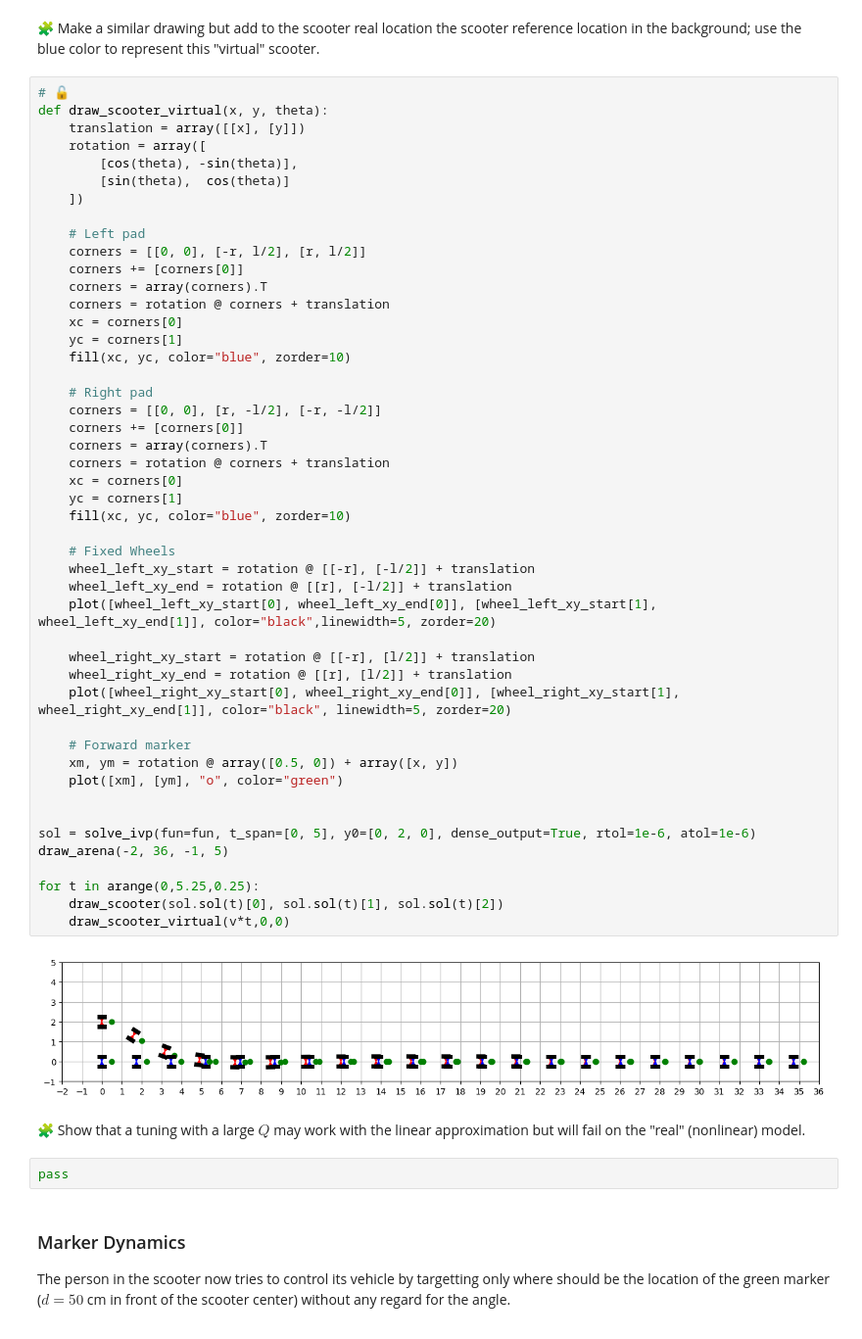
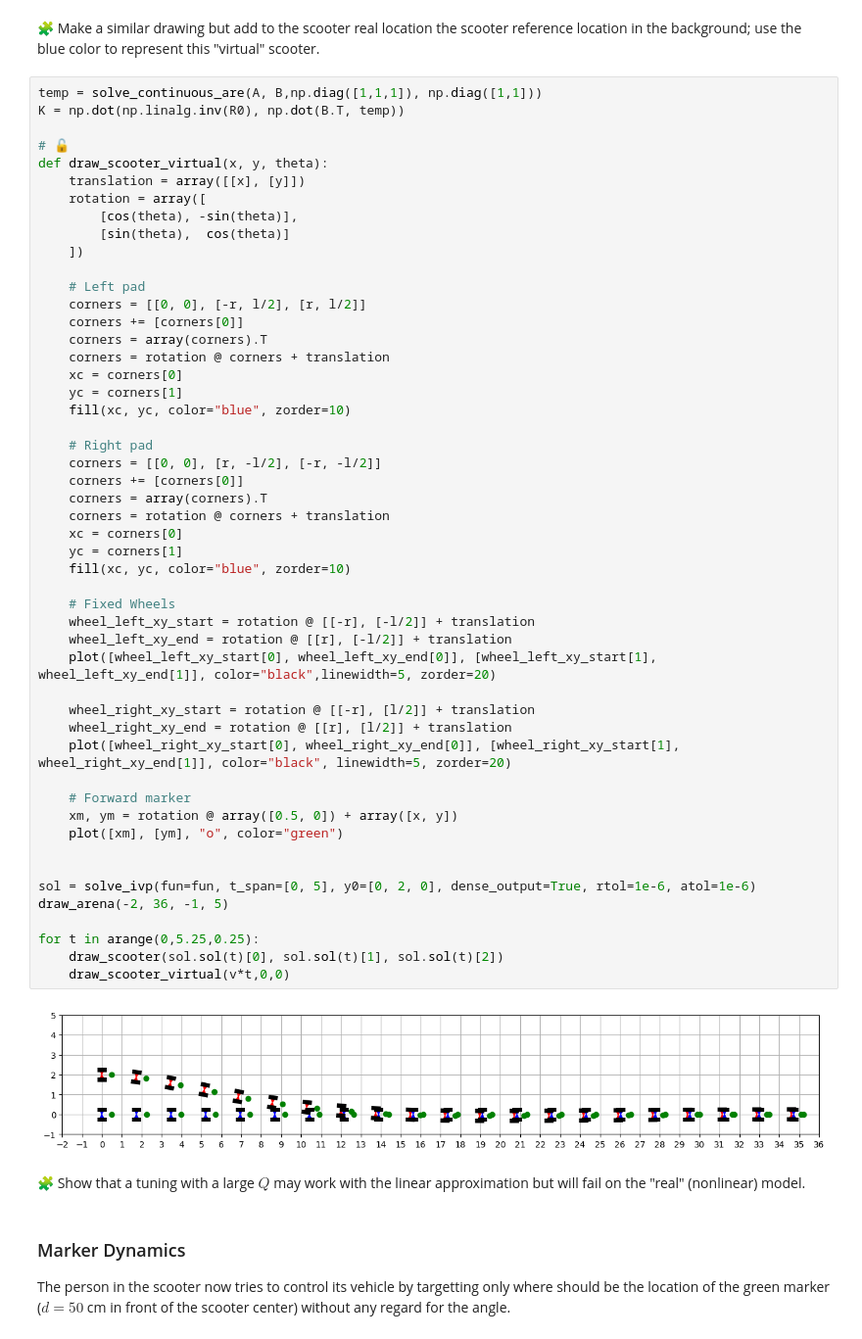
Before and after one commit to ahmedelalaoui142/control-engineering-with-python-project-2023-2024, a Jupyter notebook: NC.ipynb, the cells around one changed output. Shown at 98% size. Cells and saved outputs as stored; diff of their text form.

```diff
--- a/NC.ipynb
+++ b/NC.ipynb
@@ -956,6 +956,9 @@ for t in arange(0,5.25,0.25):
 # %% [markdown]
 🧩 Make a similar drawing but add to the scooter real location the scooter reference location in the background; use the blue color to represent this "virtual" scooter.
 # %%
+temp = solve_continuous_are(A, B,np.diag([1,1,1]), np.diag([1,1]))
+K = np.dot(np.linalg.inv(R0), np.dot(B.T, temp))
+
 # 🔓
 def draw_scooter_virtual(x, y, theta):
     translation = array([[x], [y]])
@@ -976,38 +979,36 @@ def draw_scooter_virtual(x, y, theta):
     # Right pad
     corners = [[0, 0], [r, -l/2], [-r, -l/2]]
     corners += [corners[0]]
     corners = array(corners).T
     corners = rotation @ corners + translation
     xc = corners[0]
     yc = corners[1]
     fill(xc, yc, color="blue", zorder=10)
 
     # Fixed Wheels
     wheel_left_xy_start = rotation @ [[-r], [-l/2]] + translation
     wheel_left_xy_end = rotation @ [[r], [-l/2]] + translation
     plot([wheel_left_xy_start[0], wheel_left_xy_end[0]], [wheel_left_xy_start[1], wheel_left_xy_end[1]], color="black",linewidth=5, zorder=20)
 
     wheel_right_xy_start = rotation @ [[-r], [l/2]] + translation
     wheel_right_xy_end = rotation @ [[r], [l/2]] + translation
     plot([wheel_right_xy_start[0], wheel_right_xy_end[0]], [wheel_right_xy_start[1], wheel_right_xy_end[1]], color="black", linewidth=5, zorder=20)
 
     # Forward marker
     xm, ym = rotation @ array([0.5, 0]) + array([x, y])
     plot([xm], [ym], "o", color="green")
 
 
 sol = solve_ivp(fun=fun, t_span=[0, 5], y0=[0, 2, 0], dense_output=True, rtol=1e-6, atol=1e-6)
 draw_arena(-2, 36, -1, 5)
 
 for t in arange(0,5.25,0.25):
     draw_scooter(sol.sol(t)[0], sol.sol(t)[1], sol.sol(t)[2])
     draw_scooter_virtual(v*t,0,0)
 # %% [output]
-[figure, old version]
+[figure, new version]
 # %% [markdown]
 🧩 Show that a tuning with a large $Q$ may work with the linear approximation but will fail on the "real" (nonlinear) model.
-# %%
-pass
 # %% [markdown]
 ###  Marker Dynamics
 
```
Also changed, not shown: parts of 9 cells of this notebook.
